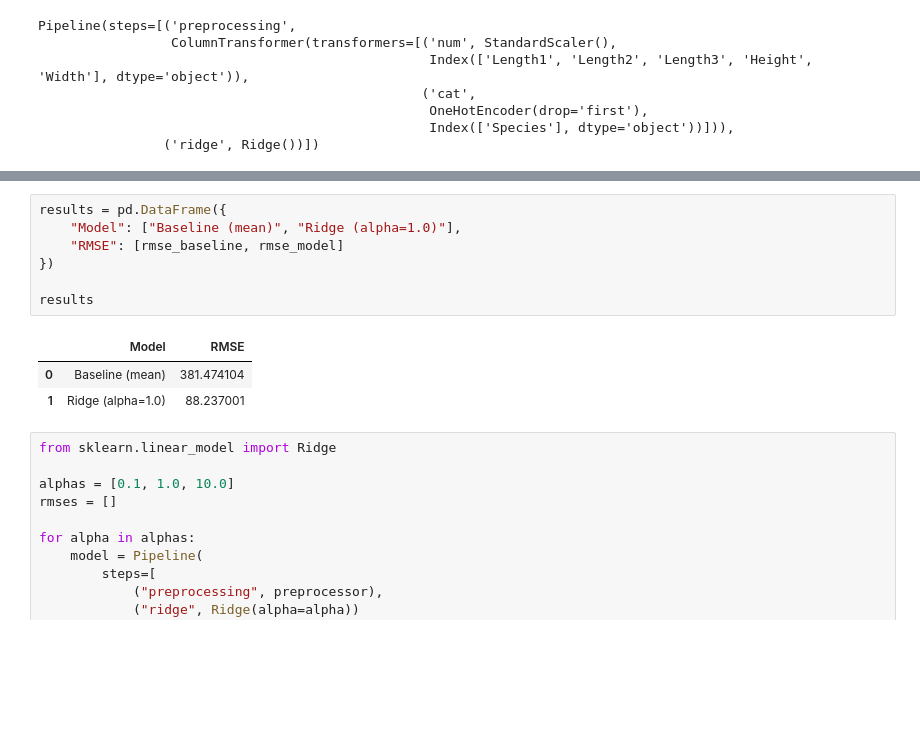
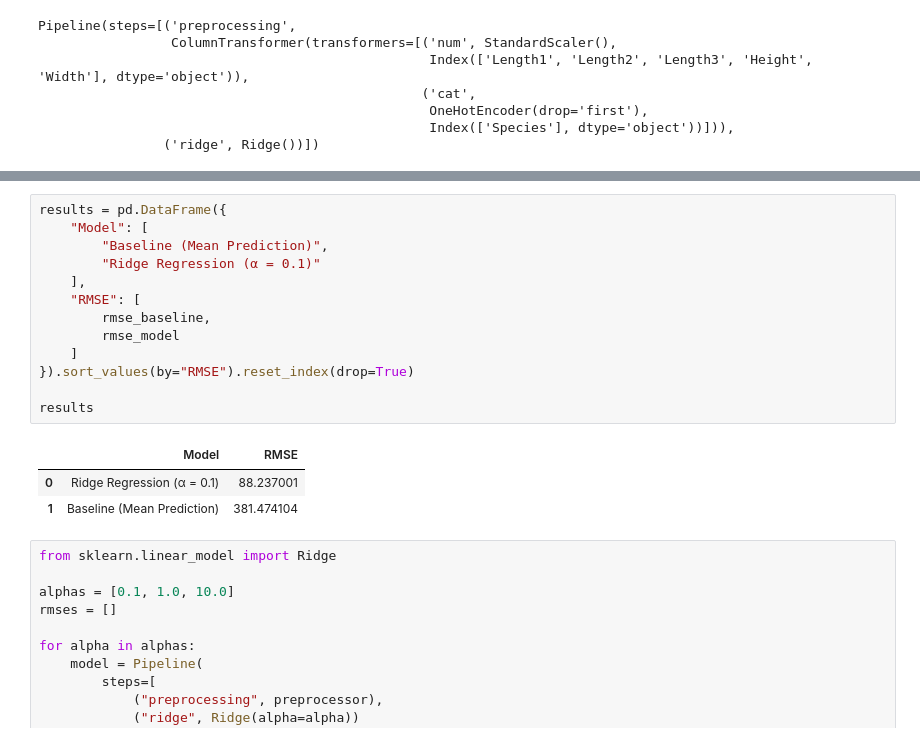
Before and after one commit to priscanobile/MLI-Project, a Jupyter notebook: assignement.ipynb, the cells around one changed output, grey strips where cells are left out. Cells and saved outputs as stored; diff of their text form; blank space fills up the shorter version.

```diff
--- a/assignement.ipynb
+++ b/assignement.ipynb
@@ -95,14 +97,20 @@ rmse_baseline, rmse_model
 # %%
 results = pd.DataFrame({
-    "Model": ["Baseline (mean)", "Ridge (alpha=1.0)"],
-    "RMSE": [rmse_baseline, rmse_model]
-})
+    "Model": [
+        "Baseline (Mean Prediction)",
+        "Ridge Regression (α = 0.1)"
+    ],
+    "RMSE": [
+        rmse_baseline,
+        rmse_model
+    ]
+}).sort_values(by="RMSE").reset_index(drop=True)
 
 results
 # %% [output]
 |  | Model | RMSE |
-| 0 | Baseline (mean) | 381.474104 |
-| 1 | Ridge (alpha=1.0) | 88.237001 |
+| 0 | Ridge Regression (α = 0.1) | 88.237001 |
+| 1 | Baseline (Mean Prediction) | 381.474104 |
 # %%
 from sklearn.linear_model import Ridge
 
```
Also changed, not shown: parts of 2 cells of this notebook.
